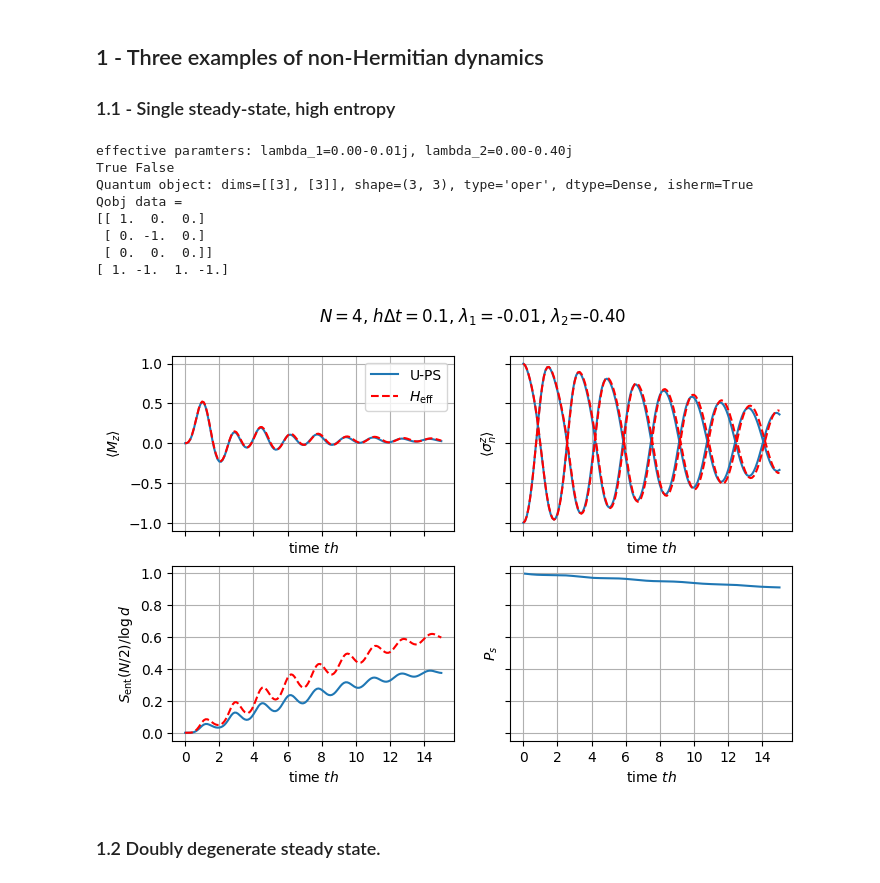
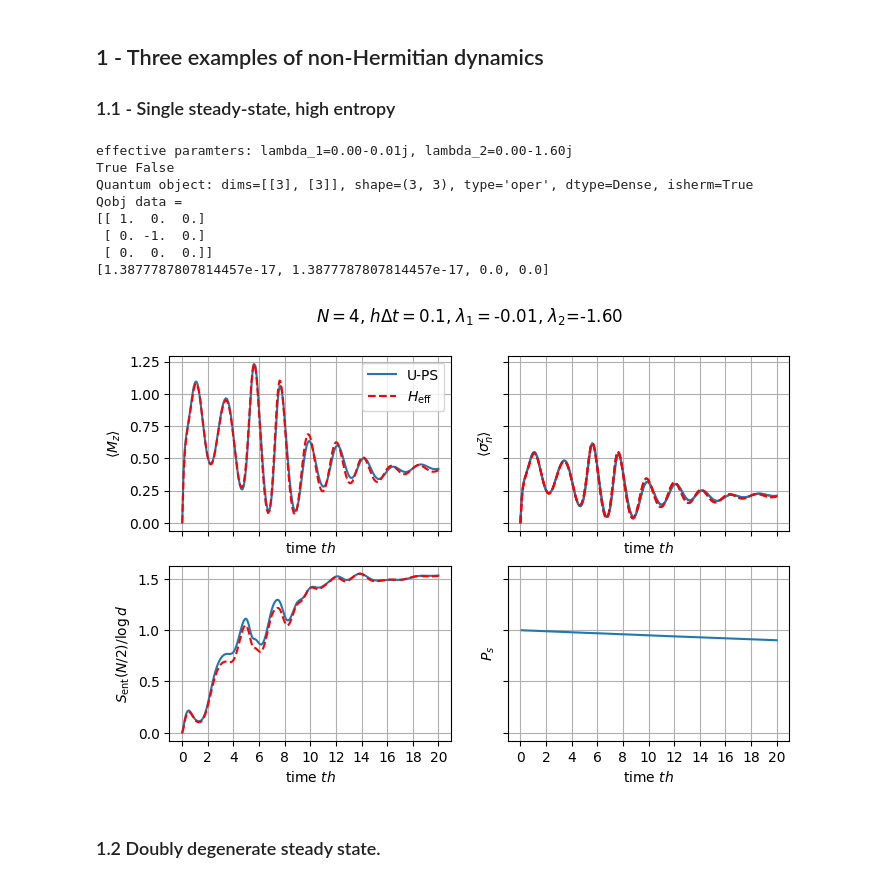
Before and after one commit to mwauters92/Non-hermitian-design, a Jupyter notebook: main.ipynb, the cells around one changed output. Saved outputs shown, nothing was run; the diff lists cells and outputs as text; code cells hidden in the pictures.

```diff
--- a/main.ipynb
+++ b/main.ipynb
@@ -34,9 +34,9 @@ Qobj data =
 ### 1.1 - Single steady-state, high entropy
 # %%
 N=4
-h, J, Omega= 1,4.0, 0.5
-tf = 15
-nstep = 150
+h, J, Omega= 1,8.0, 0.5
+tf = 20
+nstep = 200
 tvec = np.linspace(0,tf,nstep+1)
 rate = nstep/tf
 
@@ -53,8 +53,10 @@ two_body_eff=[[2*lambda2,('p-', 0, 1), ('p-', 0, 1)]]
 H_qeff = build_hamiltonian(N,single_body_eff, two_body_eff,d=2)
 
 print(H_qutrit.isherm,H_qeff.isherm)
-psi0 = qt.basis([3]*N,n=[0,1]*(N//2))
-psi0_eff = qt.basis([2]*N,n=[0,1]*(N//2))
+psi0 = qt.basis([3]*N,n=[1,0]*(N//2))
+psi0_eff = qt.basis([2]*N,n=[1,0]*(N//2))
+psi0 = qt.tensor([(qt.basis(3,n=1)+qt.basis(3,n=0)).unit()]*N)
+psi0_eff = qt.tensor([(qt.basis(2,n=1)+qt.basis(2,n=0)).unit()]*N)
 
 Z01 = embedded_pauli('z',0,1)
 print(Z01)
@@ -63,14 +65,14 @@ e_evo_eff = [embed_on_site(qt.sigmaz(),j,N,d=2) for j in range(N)]
 print(qt.expect(e_evo,psi0))
 options={'progress':False}
 # %% [output]
-effective paramters: lambda_1=0.00-0.01j, lambda_2=0.00-0.40j
+effective paramters: lambda_1=0.00-0.01j, lambda_2=0.00-1.60j
 True False
 Quantum object: dims=[[3], [3]], shape=(3, 3), type='oper', dtype=Dense, isherm=True
 Qobj data =
 [[ 1.  0.  0.]
  [ 0. -1.  0.]
  [ 0.  0.  0.]]
-[ 1. -1.  1. -1.]
+[1.3877787807814457e-17, 1.3877787807814457e-17, 0.0, 0.0]
 # %%
 res = time_evo(H_qutrit,psi0,tvec,P,N,measured_sites=[j for j in range(N)],e_ops=e_evo,
                force_proj=True,options=options)
@@ -94,42 +96,42 @@ ax[0,0].set_xlabel(r'time $t h$')
 ax[0,0].set_ylabel(r'$\langle M_z \rangle$')
 ax[0,0].legend()
 ax[0,0].grid()
-ax[0,0].set_xticks(np.arange(0,16,2))
+ax[0,0].set_xticks(np.arange(0,22,2))
 
 ax[0,1].grid()
 ax[0,1].plot(tvec,np.array(res.expect[0::2]).mean(axis=0),label='U-PS',c='C0')
 ax[0,1].plot(tvec,np.array(res.expect[1::2]).mean(axis=0),label='U-PS',c='C0')
 #ax[1].plot(trand,res_rand.expect[0],'g-.',label='R-PS')
 #ax[1].plot(trand,res_rand.expect[1],'g-.',label='R-PS')
 ax[0,1].plot(tvec,np.array(res2.expect[0::2]).mean(axis=0),'r--',label=r'$H_{\rm eff}$')
 ax[0,1].plot(tvec,np.array(res2.expect[1::2]).mean(axis=0),'r--',label=r'$H_{\rm eff}$')
 ax[0,1].set_xlabel(r'time $t h$')
 ax[0,1].set_ylabel(r'$\langle \sigma^z_n \rangle$')
 
 
 
-ax[1,0].plot(tvec,get_entanglement(res.states,[j for j in range(N//2)])/np.log(3))
+ax[1,0].plot(tvec,get_entanglement(res.states,[j for j in range(N//2)])/np.log(2))
 ax[1,0].plot(tvec,get_entanglement(res2.states,[j for j in range(N//2)])/np.log(2),'r--')
 ax[1,0].grid()
 ax[1,0].set_ylabel(r'$S_{\rm ent}(N/2)/\log d$')
 
 ax[1,1].plot(tvec[1:],np.cumprod(np.array(res.measurement_outcomes[1:])))
 ax[1,1].set_ylabel(r'$P_s$')
 ax[1,1].grid()
 '''
 plt.plot(tvec,res.expect[0])
 plt.plot(tvec,res.expect[1])
 
 plt.plot(trand,res_rand.expect[0],'-.')
 plt.plot(trand,res_rand.expect[1],'-.')
 
 plt.plot(tvec,res2.expect[0],'--')
 plt.plot(tvec,res2.expect[1],'--')
 plt.xlabel(r"time $t h_x$")
 '''
 fig.savefig(f'N{N}_entangled.pdf',bbox_inches='tight')
 # %% [output]
-[figure, old version]
+[figure, new version]
 # %% [markdown]
 ### 1.2 Doubly degenerate steady state.
 # %%
```
Also changed, not shown: parts of 6 cells of this notebook.
